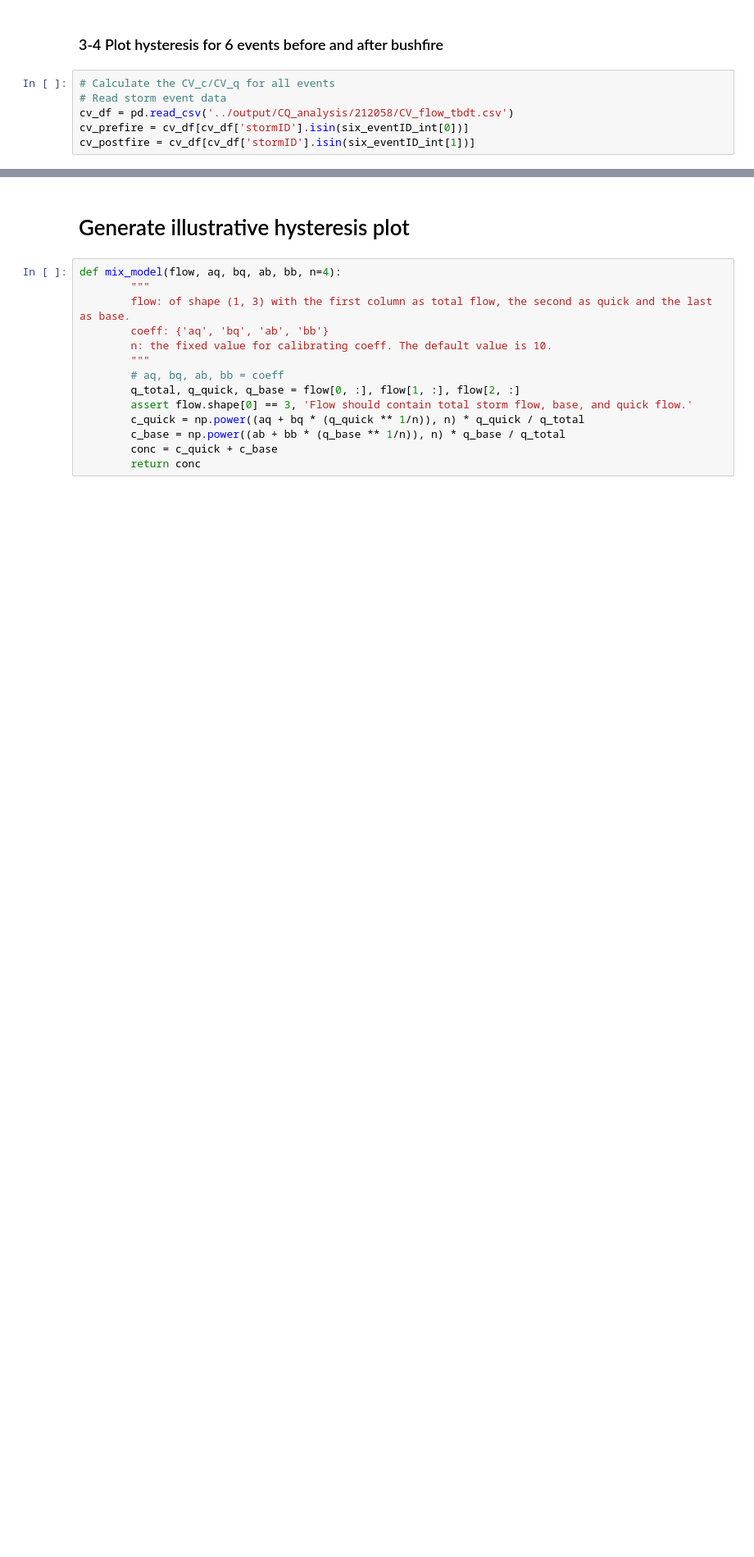
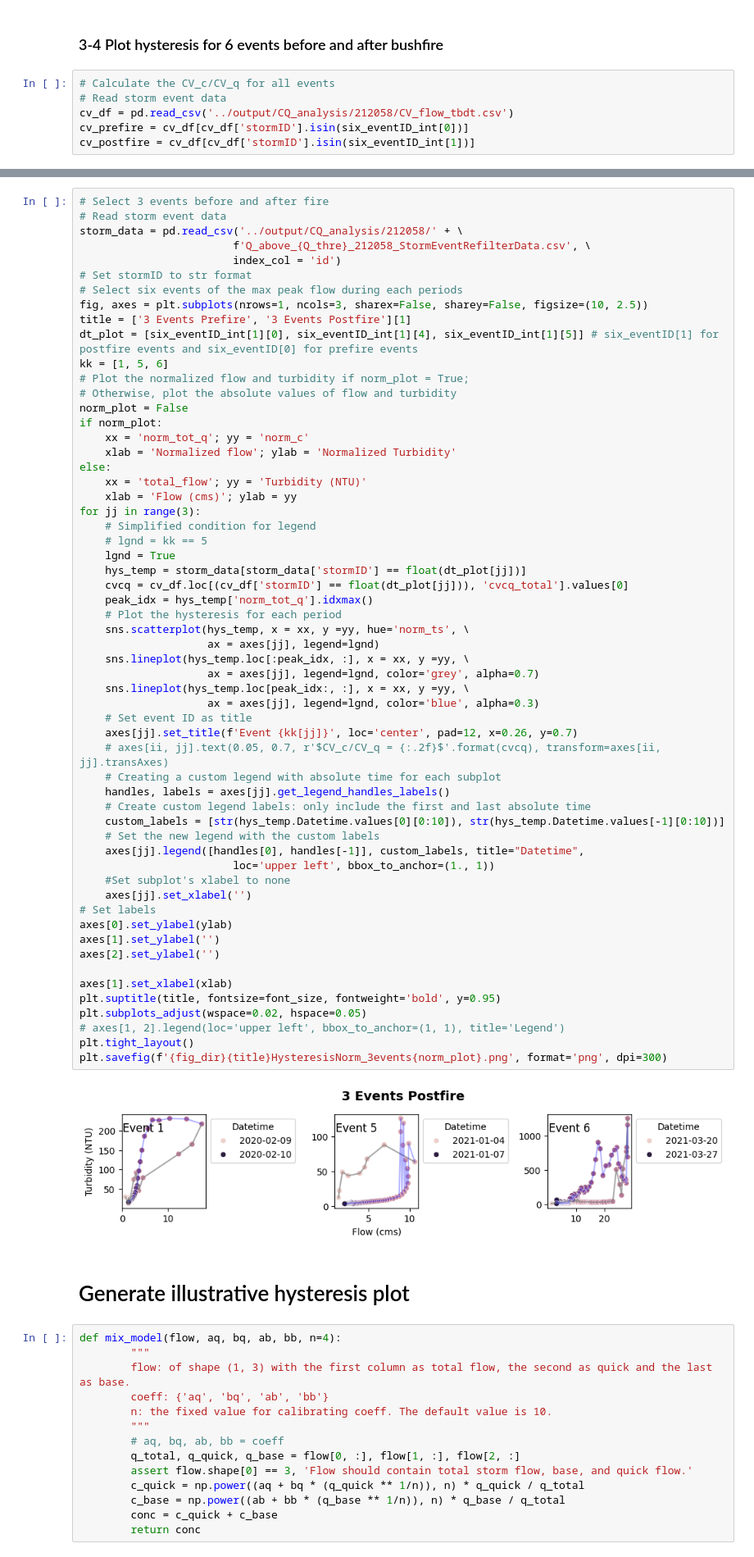
Before and after one commit to QianWanghhu/BushFireWQ, a Jupyter notebook: src/Explore_212058_CQ.ipynb, the cells around one changed output, grey strips where cells are left out. Shown at 82% size. Drawn from its saved outputs; the diff is of its cells as text; blank space fills up the shorter version.

```diff
--- a/src/Explore_212058_CQ.ipynb
+++ b/src/Explore_212058_CQ.ipynb
@@ -238,6 +238,66 @@ plt.tight_layout()
 # plt.savefig(f'{fig_dir}{title}HysteresisNorm{norm_plot}.png', format='png', dpi=300)
 # %% [output]
 [figure]
+# %%
+# Select 3 events before and after fire
+# Read storm event data
+storm_data = pd.read_csv('../output/CQ_analysis/212058/' + \
+                        f'Q_above_{Q_thre}_212058_StormEventRefilterData.csv', \
+                        index_col = 'id')
+# Set stormID to str format
+# Select six events of the max peak flow during each periods
+fig, axes = plt.subplots(nrows=1, ncols=3, sharex=False, sharey=False, figsize=(10, 2.5))
+title = ['3 Events Prefire', '3 Events Postfire'][1]
+dt_plot = [six_eventID_int[1][0], six_eventID_int[1][4], six_eventID_int[1][5]] # six_eventID[1] for postfire events and six_eventID[0] for prefire events
+kk = [1, 5, 6]
+# Plot the normalized flow and turbidity if norm_plot = True;
+# Otherwise, plot the absolute values of flow and turbidity
+norm_plot = False
+if norm_plot:
+    xx = 'norm_tot_q'; yy = 'norm_c'
+    xlab = 'Normalized flow'; ylab = 'Normalized Turbidity'
+else:
+    xx = 'total_flow'; yy = 'Turbidity (NTU)'
+    xlab = 'Flow (cms)'; ylab = yy
+for jj in range(3):
+    # Simplified condition for legend
+    # lgnd = kk == 5
+    lgnd = True
+    hys_temp = storm_data[storm_data['stormID'] == float(dt_plot[jj])]
+    cvcq = cv_df.loc[(cv_df['stormID'] == float(dt_plot[jj])), 'cvcq_total'].values[0]
+    peak_idx = hys_temp['norm_tot_q'].idxmax()
+    # Plot the hysteresis for each period
+    sns.scatterplot(hys_temp, x = xx, y =yy, hue='norm_ts', \
+                    ax = axes[jj], legend=lgnd)
+    sns.lineplot(hys_temp.loc[:peak_idx, :], x = xx, y =yy, \
+                    ax = axes[jj], legend=lgnd, color='grey', alpha=0.7)
+    sns.lineplot(hys_temp.loc[peak_idx:, :], x = xx, y =yy, \
+                    ax = axes[jj], legend=lgnd, color='blue', alpha=0.3)
+    # Set event ID as title
+    axes[jj].set_title(f'Event {kk[jj]}', loc='center', pad=12, x=0.26, y=0.7)
+    # axes[ii, jj].text(0.05, 0.7, r'$CV_c/CV_q = {:.2f}$'.format(cvcq), transform=axes[ii, jj].transAxes)
+    # Creating a custom legend with absolute time for each subplot
+    handles, labels = axes[jj].get_legend_handles_labels()
+    # Create custom legend labels: only include the first and last absolute time
+    custom_labels = [str(hys_temp.Datetime.values[0][0:10]), str(hys_temp.Datetime.values[-1][0:10])]
+    # Set the new legend with the custom labels
+    axes[jj].legend([handles[0], handles[-1]], custom_labels, title="Datetime",
+                        loc='upper left', bbox_to_anchor=(1., 1))
+    #Set subplot's xlabel to none
+    axes[jj].set_xlabel('')
+# Set labels
+axes[0].set_ylabel(ylab)
+axes[1].set_ylabel('')
+axes[2].set_ylabel('')
+
+axes[1].set_xlabel(xlab)
+plt.suptitle(title, fontsize=font_size, fontweight='bold', y=0.95)
+plt.subplots_adjust(wspace=0.02, hspace=0.05)
+# axes[1, 2].legend(loc='upper left', bbox_to_anchor=(1, 1), title='Legend')
+plt.tight_layout()
+plt.savefig(f'{fig_dir}{title}HysteresisNorm_3events{norm_plot}.png', format='png', dpi=300)
+# %% [output]
+[figure, added]
 # %% [markdown]
 # Generate illustrative hysteresis plot
 # %%
```
Also changed, not shown: parts of 3 cells of this notebook, 8 other files.
